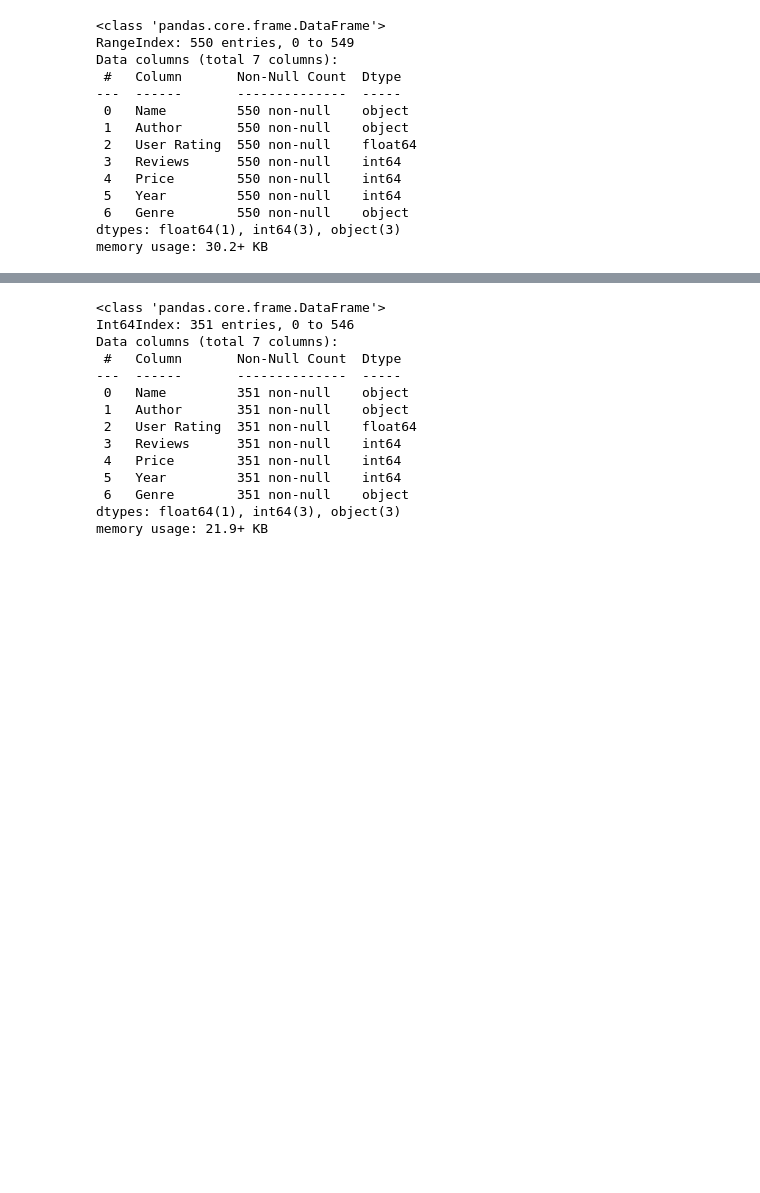
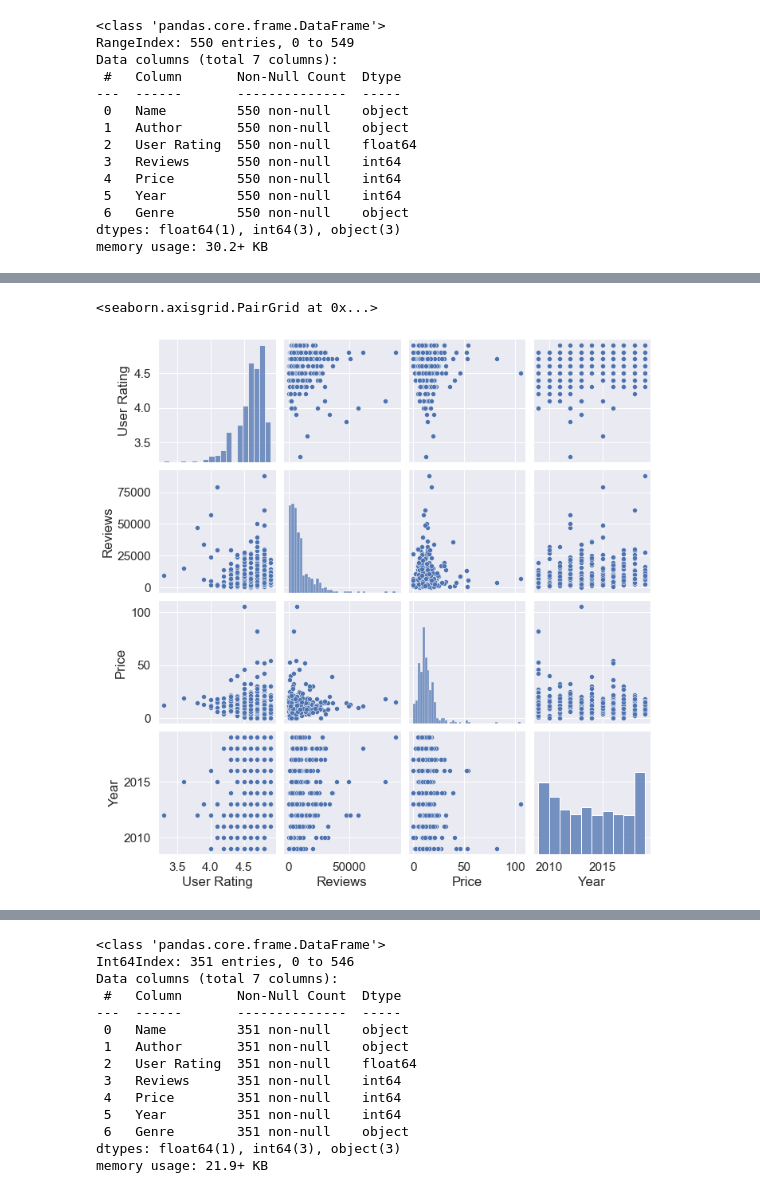
Before and after one commit to louisbemberg/machine-learning-workshop, a Jupyter notebook: 01_amazon_bestselling_books/louis_stats/amazon_statistics_louis.ipynb, the cells around one changed output, grey strips where cells are left out. Drawn from its saved outputs; the diff is of its cells as text; code cells hidden in the pictures; blank space fills up the shorter version.

```diff
--- a/01_amazon_bestselling_books/louis_stats/amazon_statistics_louis.ipynb
+++ b/01_amazon_bestselling_books/louis_stats/amazon_statistics_louis.ipynb
@@ -2,11 +2,11 @@
 # Summary Statistics: Amazon Best-selling books
 # %%
 # Importing necessary packages
-import numpy as np
-import pandas as pd
+import numpy as np # alias
+import pandas as pd # alias
 
 # Importing the data from the CSV
-books = pd.read_csv('amazon_bestsellers.csv')
+books = pd.read_csv('../amazon_bestsellers.csv')
 books.info()
 # %% [output]
 <class 'pandas.core.frame.DataFrame'>
@@ -44,3 +44,11 @@ books.head(20)
 | 17 | Adult Coloring Book: Stress Relie... | Blue Star Coloring | 4.4 | 2951 | 6 | 2015 | Non Fiction |
 | 18 | Adult Coloring Books: A Coloring ... | Coloring Books for Adults | 4.5 | 2426 | 8 | 2015 | Non Fiction |
 | 19 | Alexander Hamilton | Ron Chernow | 4.8 | 9198 | 13 | 2016 | Non Fiction |
+# %%
+# correlations between numerical variables
+import seaborn as sns
+
+sns.pairplot(books)
+# %% [output]
+<seaborn.axisgrid.PairGrid at 0x...>
+[figure, added]
```
Also changed, not shown: parts of 13 cells of this notebook.
